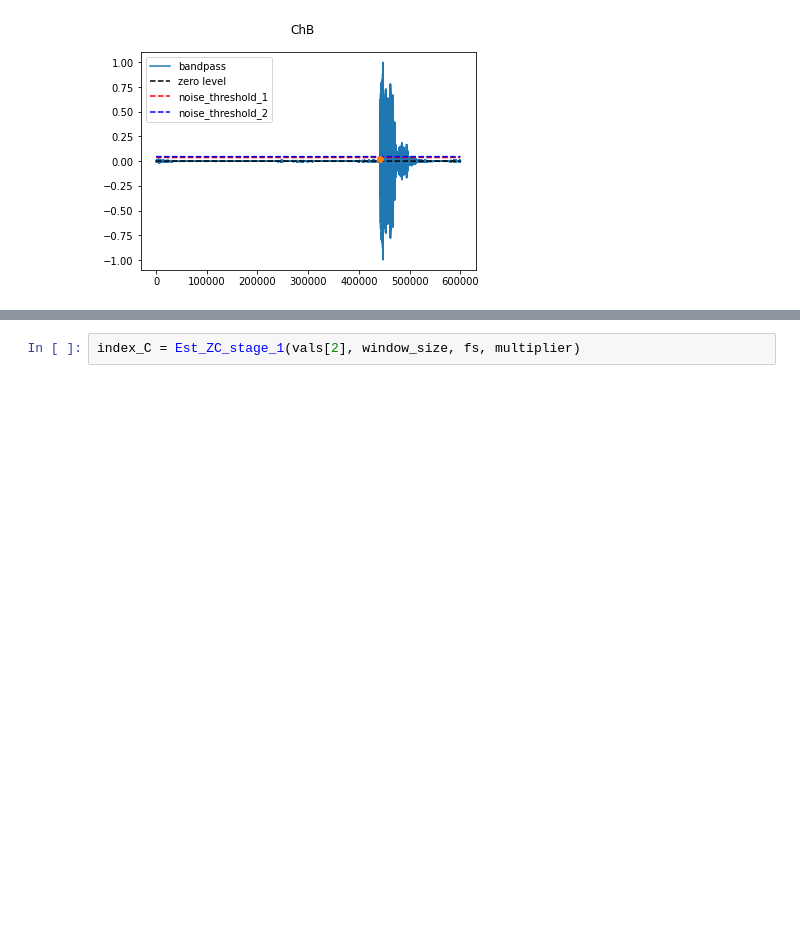
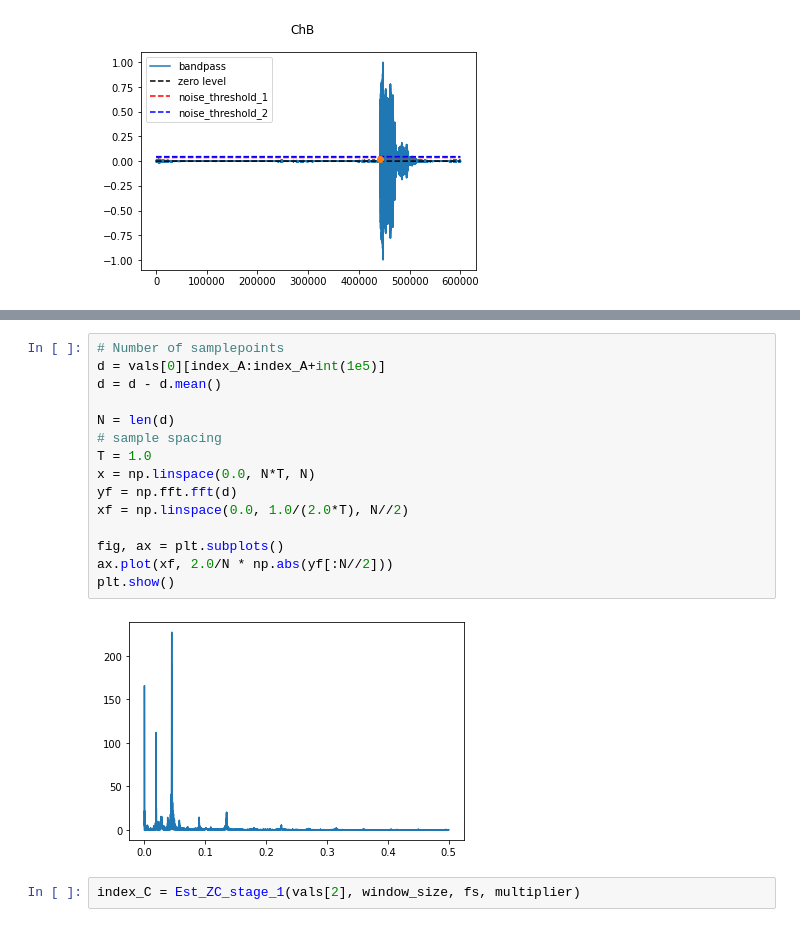
Before and after one commit to surajRathi/positioning_system, a Jupyter notebook: simple_tests.ipynb, the cells around one changed output, grey strips where cells are left out. Saved outputs shown, nothing was run; the diff lists cells and outputs as text; blank space fills up the shorter version.

```diff
--- a/simple_tests.ipynb
+++ b/simple_tests.ipynb
@@ -37,3 +63,20 @@ index_B = Est_ZC_stage_1(vals[1], window_size, fs, multiplier, run_plot=True, pl
+# %%
+# Number of samplepoints
+d = vals[0][index_A:index_A+int(1e5)]
+d = d - d.mean()
+
+N = len(d)
+# sample spacing
+T = 1.0
+x = np.linspace(0.0, N*T, N)
+yf = np.fft.fft(d)
+xf = np.linspace(0.0, 1.0/(2.0*T), N//2)
+
+fig, ax = plt.subplots()
+ax.plot(xf, 2.0/N * np.abs(yf[:N//2]))
+plt.show()
+# %% [output]
+[figure, added]
 # %%
 index_C = Est_ZC_stage_1(vals[2], window_size, fs, multiplier)
 # %%
```
Also changed, not shown: parts of 4 cells of this notebook, 8 other files.
